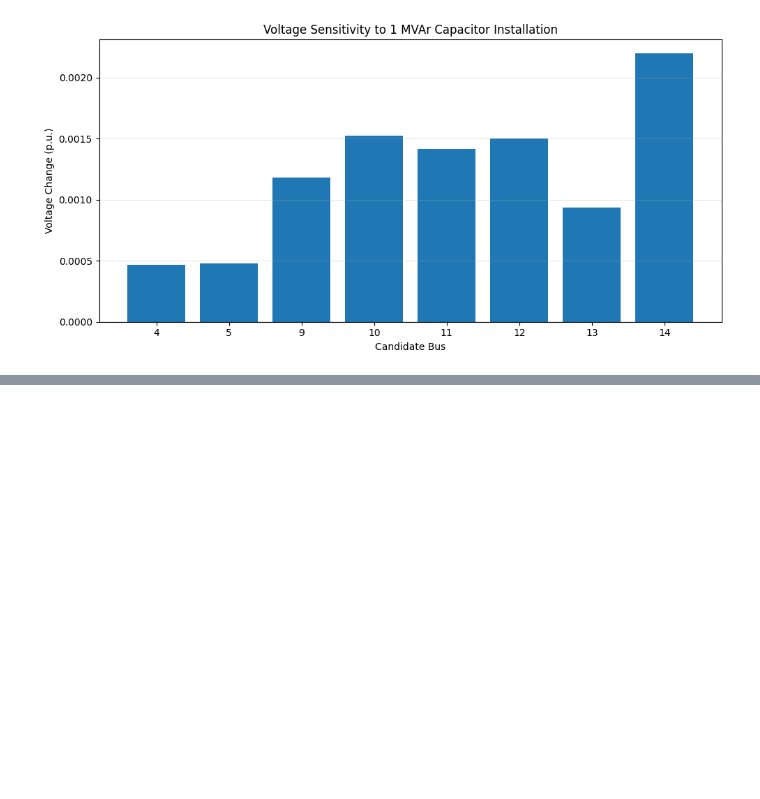
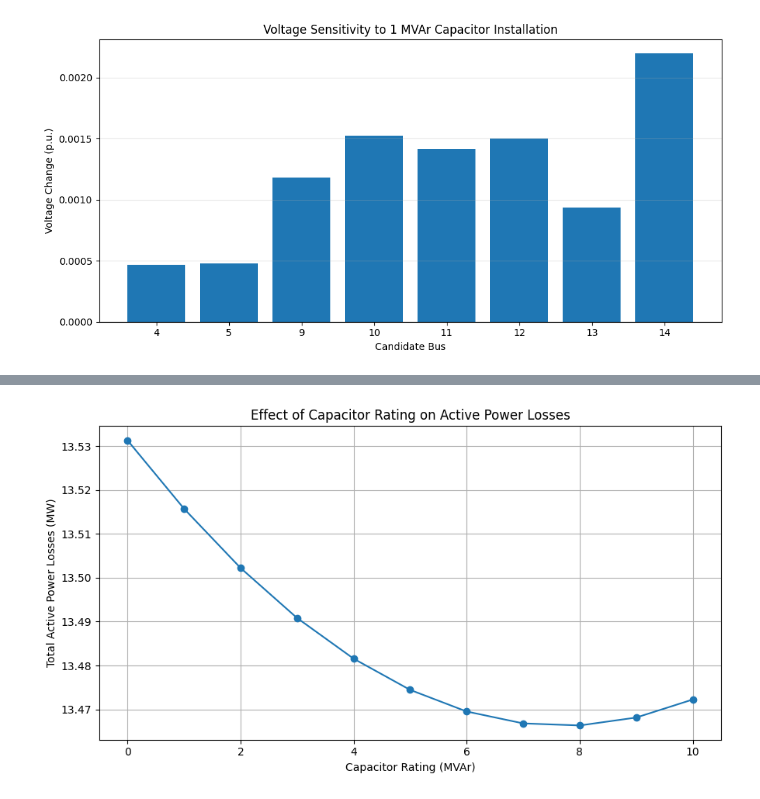
Before and after one commit to Dev-hashh/B.Tech_Project, a Jupyter notebook: major_project.ipynb, the cells around one changed output, grey strips where cells are left out. Cells and saved outputs as stored; diff of their text form; code cells hidden in the pictures; blank space fills up the shorter version.

```diff
--- a/major_project.ipynb
+++ b/major_project.ipynb
@@ -882,0 +983,21 @@ plt.show()
+# %%
+
+# STEP 22: Active power loss comparison
+
+plt.figure(figsize=(9, 5))
+
+plt.plot(
+    rating_df["Capacitor (MVAr)"],
+    rating_df["Active Losses (MW)"],
+    marker="o"
+)
+
+plt.xlabel("Capacitor Rating (MVAr)")
+plt.ylabel("Total Active Power Losses (MW)")
+plt.title("Effect of Capacitor Rating on Active Power Losses")
+
+plt.grid(True)
+plt.tight_layout()
+plt.show()
+# %% [output]
+[figure, added]
```
Also changed, not shown: parts of 20 cells of this notebook.
